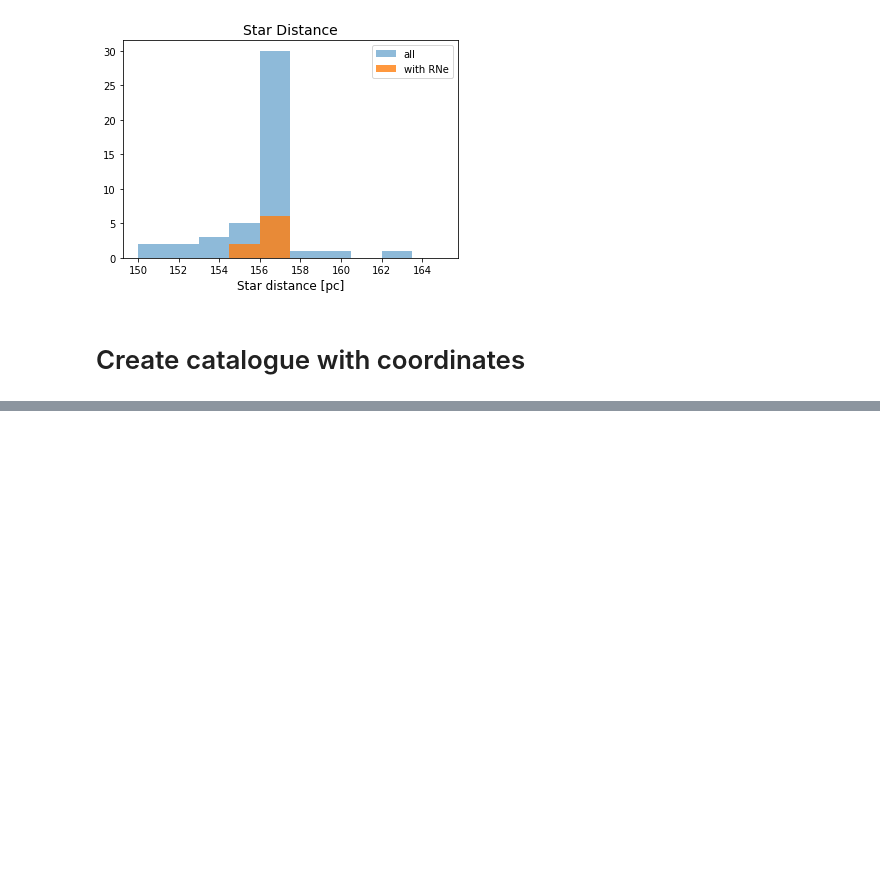
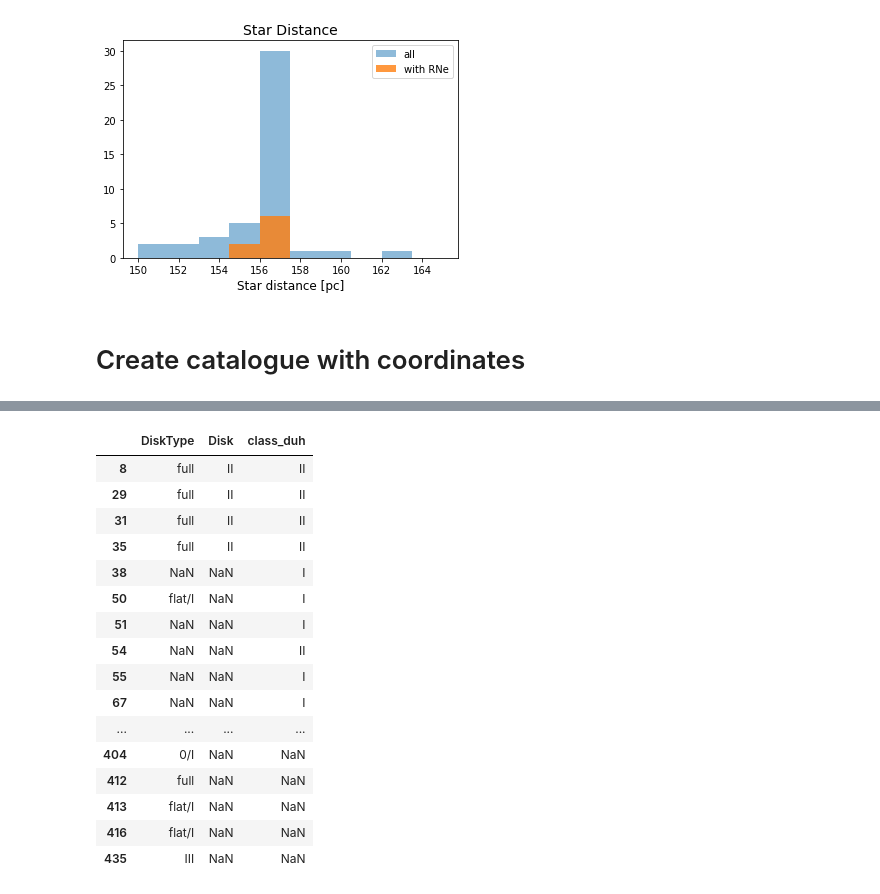
Before and after one commit to aleruzza/YSO.and.RNe, a Jupyter notebook: RNe_in_CrA/Results.ipynb, the cells around one changed output, grey strips where cells are left out. Drawn from its saved outputs; the diff is of its cells as text; code cells hidden in the pictures; blank space fills up the shorter version.

Commit message:
merged catalogue

```diff
--- a/RNe_in_CrA/Results.ipynb
+++ b/RNe_in_CrA/Results.ipynb
@@ -363,0 +352,8 @@ wrne.to_csv('yso_with_rne.csv')
+# %%
+rneandyso = rne.join(yso, how='outer')
+# %%
+merged = rneandyso.join(ppvii, on='ppvii_i', how='left', lsuffix='ysorne', rsuffix='ppvii')
+# %%
+merged = merged.join(esplin, on='esplin_i', how='left', rsuffix='esplin')
+# %%
+merged = merged.join(dunhmart, on='dunhmart_i', how='left', rsuffix='dunhmart')
@@ -363,0 +376,20 @@ wrne.to_csv('yso_with_rne.csv')
+# %%
+merged[merged.Rne>3][['u', 'g', 'r', 'Ha', 'i', 'r.Ha.i', 'Rne', 'coherent', 'shape', 'best_filter', 'comment''DiskType', 'Disk', 'class_duh'] ]
+# %% [output]
+|  | DiskType | Disk | class_duh |
+| 8 | full | II | II |
+| 29 | full | II | II |
+| 31 | full | II | II |
+| 35 | full | II | II |
+| 38 | NaN | NaN | I |
+| 50 | flat/I | NaN | I |
+| 51 | NaN | NaN | I |
+| 54 | NaN | NaN | II |
+| 55 | NaN | NaN | I |
+| 67 | NaN | NaN | I |
+| ... | ... | ... | ... |
+| 404 | 0/I | NaN | NaN |
+| 412 | full | NaN | NaN |
+| 413 | flat/I | NaN | NaN |
+| 416 | flat/I | NaN | NaN |
+| 435 | III | NaN | NaN |
```
Also changed, not shown: parts of 5 cells of this notebook.
